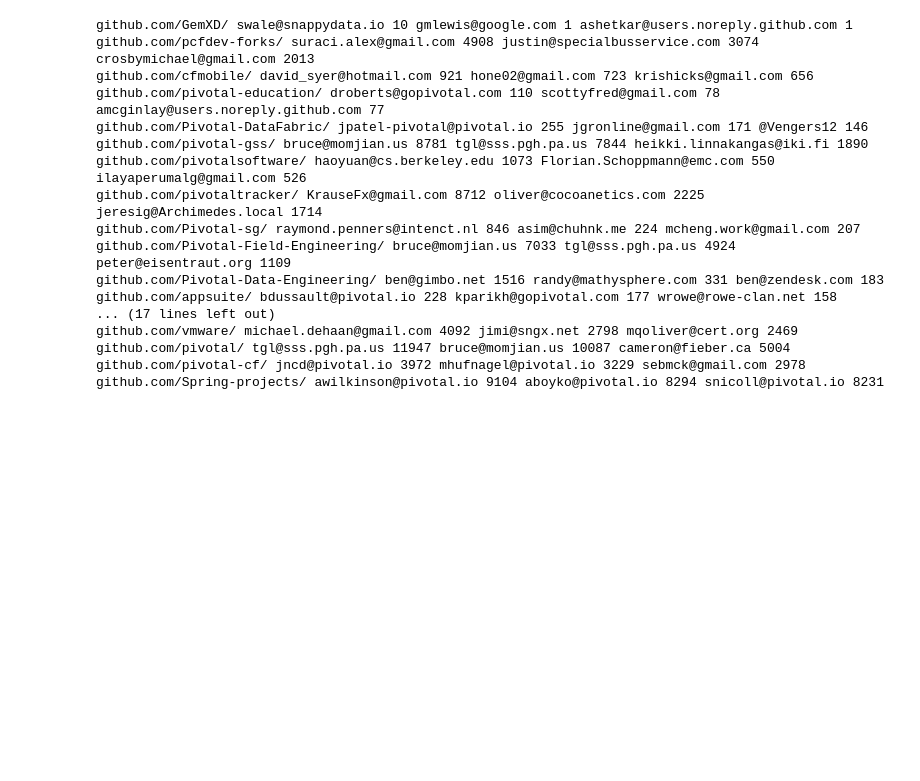
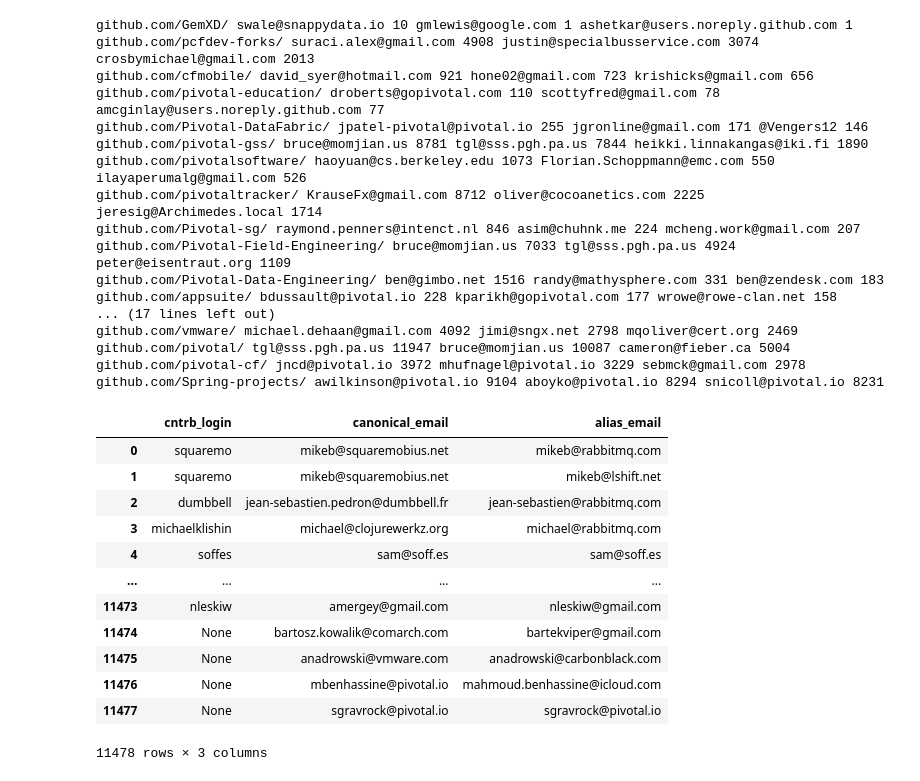
Before and after one commit to Hsingh2096/Hsingh2096, a Jupyter notebook: code/dawn_inactive_repos.ipynb, the cells around one changed output. Cells and saved outputs as stored; diff of their text form; code cells hidden in the pictures; blank space fills up the shorter version.

```diff
--- a/code/dawn_inactive_repos.ipynb
+++ b/code/dawn_inactive_repos.ipynb
@@ -135,3 +184,27 @@ github.com/vmware/ michael.dehaan@gmail.com 4092 jimi@sngx.net 2798 mqoliver@cer
 github.com/pivotal/ tgl@sss.pgh.pa.us 11947 bruce@momjian.us 10087 cameron@fieber.ca 5004
 github.com/pivotal-cf/ jncd@pivotal.io 3972 mhufnagel@pivotal.io 3229 sebmck@gmail.com 2978
 github.com/Spring-projects/ awilkinson@pivotal.io 9104 aboyko@pivotal.io 8294 snicoll@pivotal.io 8231
+# %%
+    test_df = pd.DataFrame()
+    test_df_query = f"""
+            SELECT contributors.cntrb_login, contributors_aliases.canonical_email,
+                contributors_aliases.alias_email from contributors, contributors_aliases
+            WHERE contributors_aliases.cntrb_id = contributors.cntrb_id
+            """
+    test_df = pd.read_sql_query(test_df_query, con=engine)
+# %%
+test_df
+# %% [output]
+|  | cntrb_login | canonical_email | alias_email |
+| 0 | squaremo | mikeb@squaremobius.net | mikeb@rabbitmq.com |
+| 1 | squaremo | mikeb@squaremobius.net | mikeb@lshift.net |
+| 2 | dumbbell | jean-sebastien.pedron@dumbbell.fr | jean-sebastien@rabbitmq.com |
+| 3 | michaelklishin | michael@clojurewerkz.org | michael@rabbitmq.com |
+| 4 | soffes | sam@soff.es | sam@soff.es |
+| ... | ... | ... | ... |
+| 11473 | nleskiw | amergey@gmail.com | nleskiw@gmail.com |
+| 11474 | None | bartosz.kowalik@comarch.com | bartekviper@gmail.com |
+| 11475 | None | anadrowski@vmware.com | anadrowski@carbonblack.com |
+| 11476 | None | mbenhassine@pivotal.io | mahmoud.benhassine@icloud.com |
+| 11477 | None | sgravrock@pivotal.io | sgravrock@pivotal.io |
+11478 rows × 3 columns
```
Also changed, not shown: parts of 7 cells of this notebook, 5 other files.
